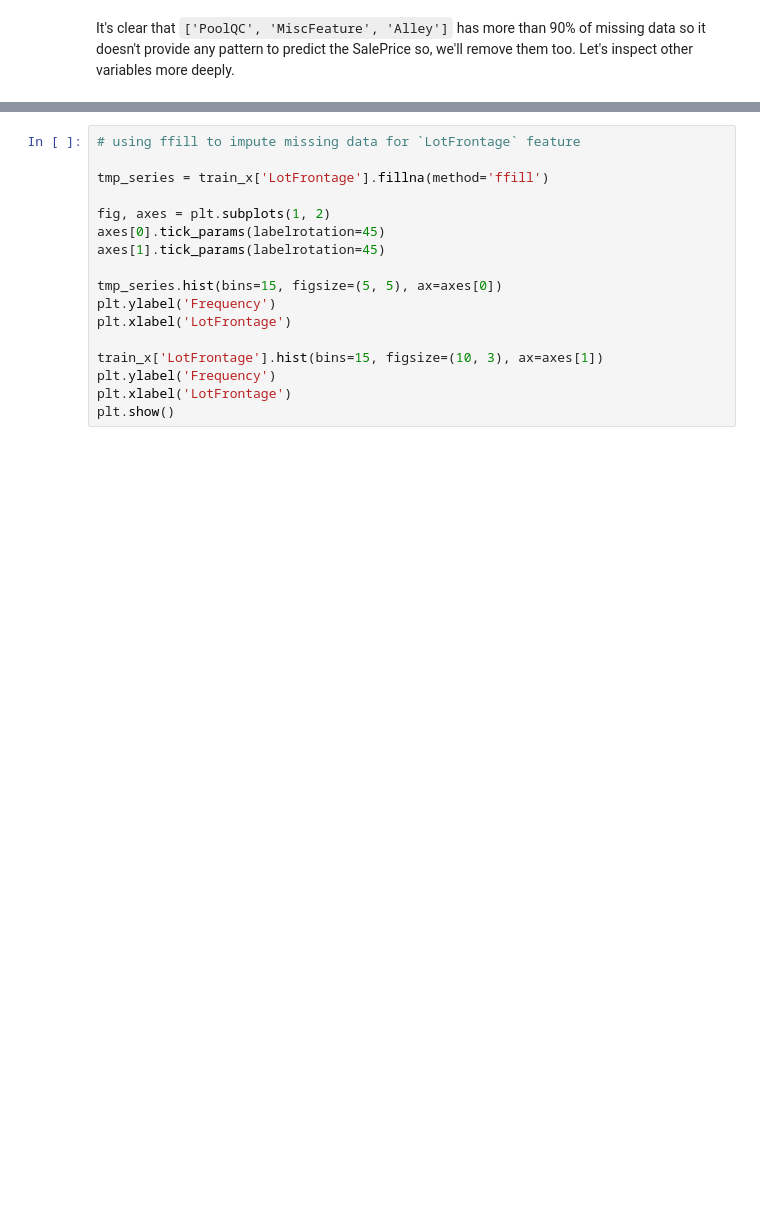
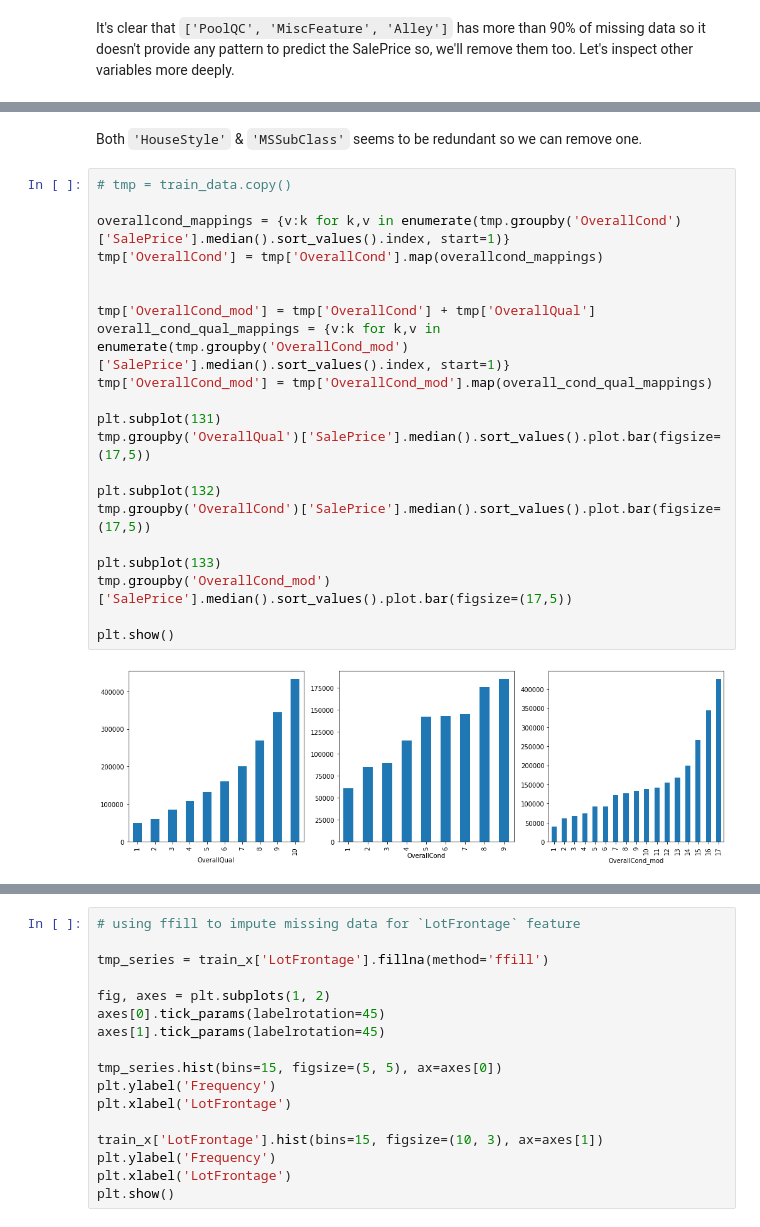
Before and after one commit to sidArts/boston-houseprices-regression-analysis, a Jupyter notebook: boston_houseprices_regression.ipynb, the cells around one changed output, grey strips where cells are left out. Cells and saved outputs as stored; diff of their text form; blank space fills up the shorter version.

```diff
--- a/boston_houseprices_regression.ipynb
+++ b/boston_houseprices_regression.ipynb
@@ -139,0 +270,25 @@ It's clear that `['PoolQC', 'MiscFeature', 'Alley']` has more than 90% of missin
+# %% [markdown]
+Both `'HouseStyle'` & `'MSSubClass'` seems to be redundant so we can remove one.
+# %%
+# tmp = train_data.copy()
+
+overallcond_mappings = {v:k for k,v in enumerate(tmp.groupby('OverallCond')['SalePrice'].median().sort_values().index, start=1)}
+tmp['OverallCond'] = tmp['OverallCond'].map(overallcond_mappings)
+
+
+tmp['OverallCond_mod'] = tmp['OverallCond'] + tmp['OverallQual']
+overall_cond_qual_mappings = {v:k for k,v in enumerate(tmp.groupby('OverallCond_mod')['SalePrice'].median().sort_values().index, start=1)}
+tmp['OverallCond_mod'] = tmp['OverallCond_mod'].map(overall_cond_qual_mappings)
+
+plt.subplot(131)
+tmp.groupby('OverallQual')['SalePrice'].median().sort_values().plot.bar(figsize=(17,5))
+
+plt.subplot(132)
+tmp.groupby('OverallCond')['SalePrice'].median().sort_values().plot.bar(figsize=(17,5))
+
+plt.subplot(133)
+tmp.groupby('OverallCond_mod')['SalePrice'].median().sort_values().plot.bar(figsize=(17,5))
+
+plt.show()
+# %% [output]
+[figure, added]
```
Also changed, not shown: parts of 22 cells of this notebook, 1 other file.
